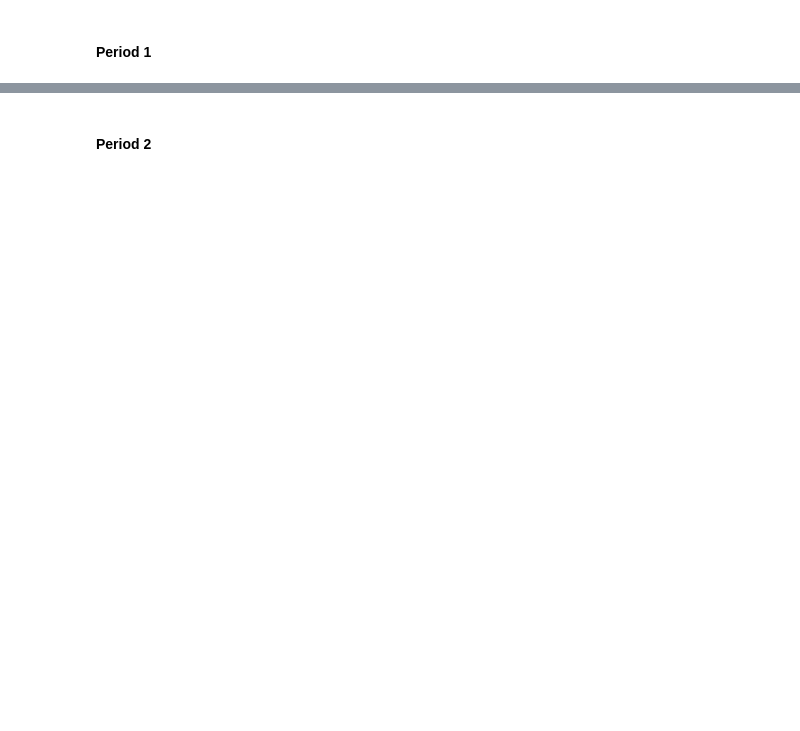
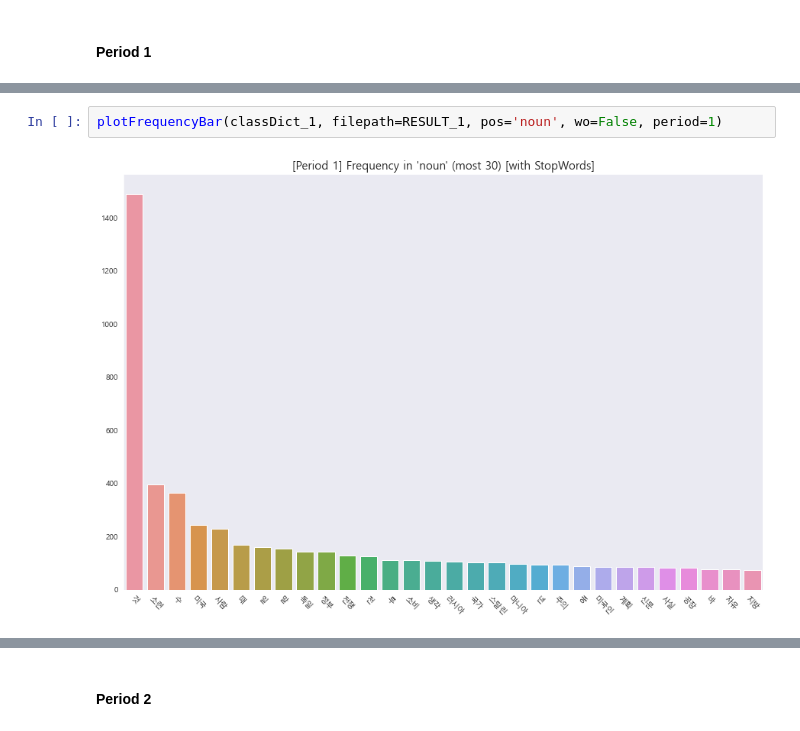
Before and after one commit to MartinusChoi/Text-Mining-Project, a Jupyter notebook: 3-Period-TT-Analysis.ipynb, the cells around one changed output, grey strips where cells are left out. Drawn from its saved outputs; the diff is of its cells as text; blank space fills up the shorter version.

```diff
--- a/3-Period-TT-Analysis.ipynb
+++ b/3-Period-TT-Analysis.ipynb
@@ -229,0 +267,4 @@ plotBar(data, labels, "Period 1 Tag analysis")
+# %%
+plotFrequencyBar(classDict_1, filepath=RESULT_1, pos='noun', wo=False, period=1)
+# %% [output]
+[figure, added]
```
Also changed, not shown: parts of 85 cells of this notebook, 42 other files.
